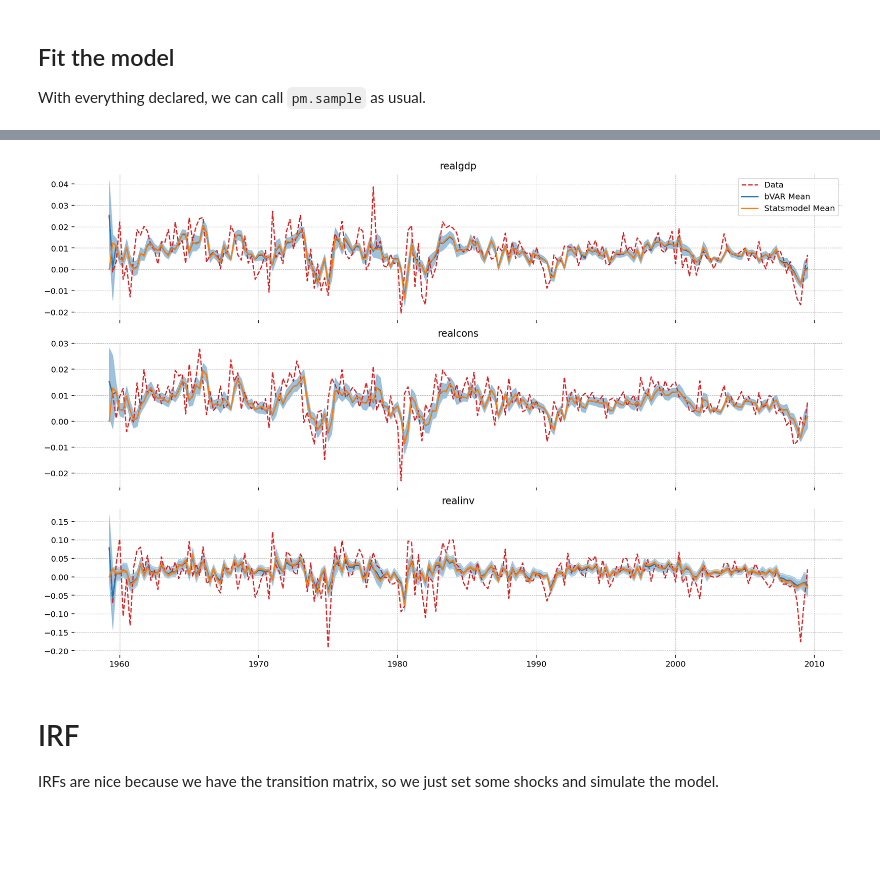
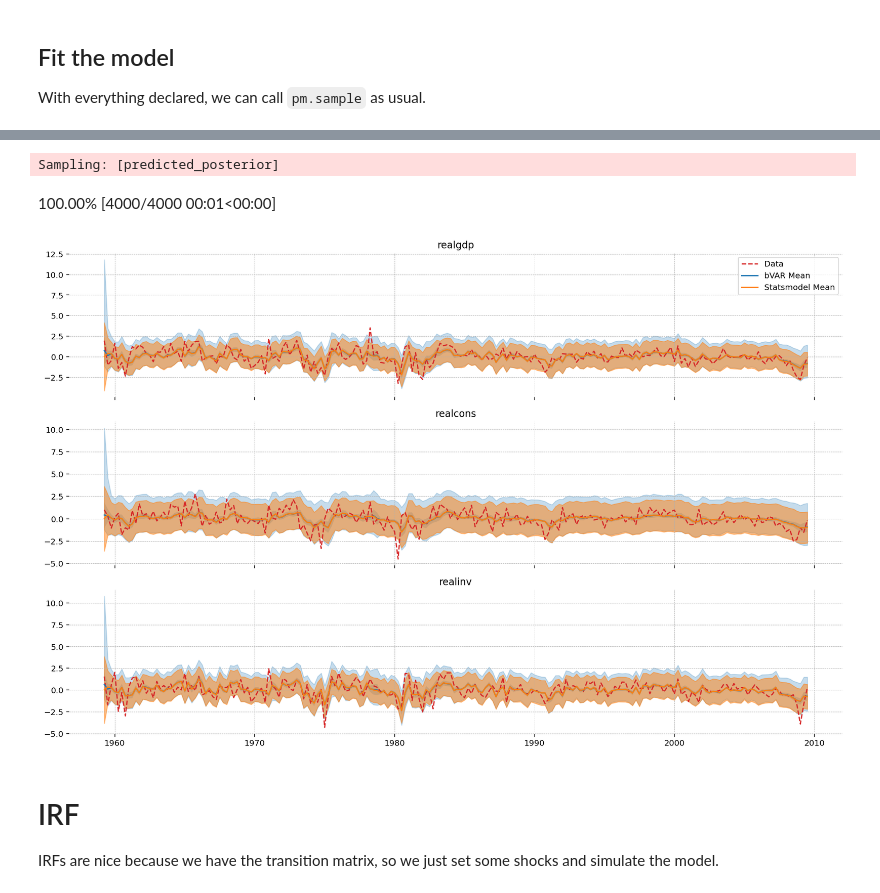
Before and after one commit to pymc-devs/pymc-experimental, a Jupyter notebook: notebooks/VARMAX Example.ipynb, the cells around one changed output, grey strips where cells are left out. Saved outputs shown, nothing was run; the diff lists cells and outputs as text; code cells hidden in the pictures; blank space fills up the shorter version.

```diff
--- a/notebooks/VARMAX Example.ipynb
+++ b/notebooks/VARMAX Example.ipynb
@@ -249,5 +225,5 @@ The moral of this story is to be careful about how you declare the dimensions of
 With everything declared, we can call `pm.sample` as usual.
 # %%
 with var_mod:
-    idata = pm.sample(nuts_sampler="numpyro", target_accept=0.95)
+    idata_pf = pmx.fit(method="pathfinder", iterations=50_000)
 # %% [output]
@@ -268,0 +258,6 @@ az.plot_energy(idata)
+# %%
+post_T = az.extract(idata).T.values
+# %%
+eigs = []
+for i in range(post_T.shape[-1]):
+    eigs.append(post_T[..., i][0])
@@ -273,46 +272,44 @@ az.plot_posterior(idata, var_names=["ar_params"], ref_val=sm_res.params.iloc[:18
+# %%
+output_type = "predicted"
+idata_post = bvar_mod.sample_conditional_posterior(idata, filter_output=output_type)
+post = az.extract(idata_post, "posterior_predictive").predicted_posterior
+hdi = getattr(
+    az.hdi(getattr(idata_post.posterior_predictive, f"{output_type}_posterior")),
+    f"{output_type}_posterior",
+)
+# %% [output]
+Sampling: [predicted_posterior]
+100.00% [4000/4000 00:01<00:00]
 # %%
-output_type = "predicted"
-
-post = az.extract(idata, "posterior")
-out_mean = getattr(post, f"{output_type}_states")
-hdi_mean = getattr(
-    az.hdi(getattr(idata.posterior, f"{output_type}_states")), f"{output_type}_states"
-)
-
-out_cov = getattr(post, f"{output_type}_covariances")
-hdi_cov = getattr(
-    az.hdi(getattr(idata.posterior, f"{output_type}_covariances")), f"{output_type}_covariances"
-)
-
 norm_95 = np.array([-1.98, 1.98]).reshape(-1, 1)
 
 fig, ax = plt.subplots(3, 1, figsize=(14, 9), sharex=True)
-plot_slice = slice(None, -1) if output_type == "predicted" else slice(None, None)
+# plot_slice = slice(None, -1) if output_type == "predicted" else slice(None, None)
 for i, (var, axis) in enumerate(zip(data, fig.axes)):
-    mu = out_mean.mean(dim="sample").values.squeeze()[plot_slice, i]
+    post.mean(dim="sample")
     mu_hdi = hdi_mean.values[plot_slice, i].squeeze().T
 
     cov = out_cov.mean(dim="sample").values.squeeze()[plot_slice, i, i]
     cov_hdi = hdi_cov.values[plot_slice, i, i].squeeze().T
 
     axis.plot(data[var], ls="--", color="tab:red", label="Data")
     axis.plot(data.index, mu, label="bVAR Mean")
     axis.fill_between(data.index, *mu_hdi, alpha=0.25)
     axis.fill_between(data.index, *(mu_hdi + norm_95 * cov_hdi), alpha=0.25, color="tab:blue")
 
     mu = sm_res.predict()[var]
     std = np.sqrt(sm_res.predicted_state_cov.reshape(6, 6, -1)[i, i, :-1].T)
 
     axis.plot(data.index, mu, color="tab:orange", label="Statsmodel Mean")
     axis.fill_between(data.index, mu - 1.96 * cov, mu + 1.96 * cov, color="tab:orange", alpha=0.5)
 
     axis.set(title=var)
 
 ax[0].legend()
 fig.tight_layout()
 plt.show()
 # %% [output]
-[figure, old version]
+[figure, new version]
 # %% [markdown]
 # IRF
 
```
Also changed, not shown: parts of 17 cells of this notebook, 1 other file.
